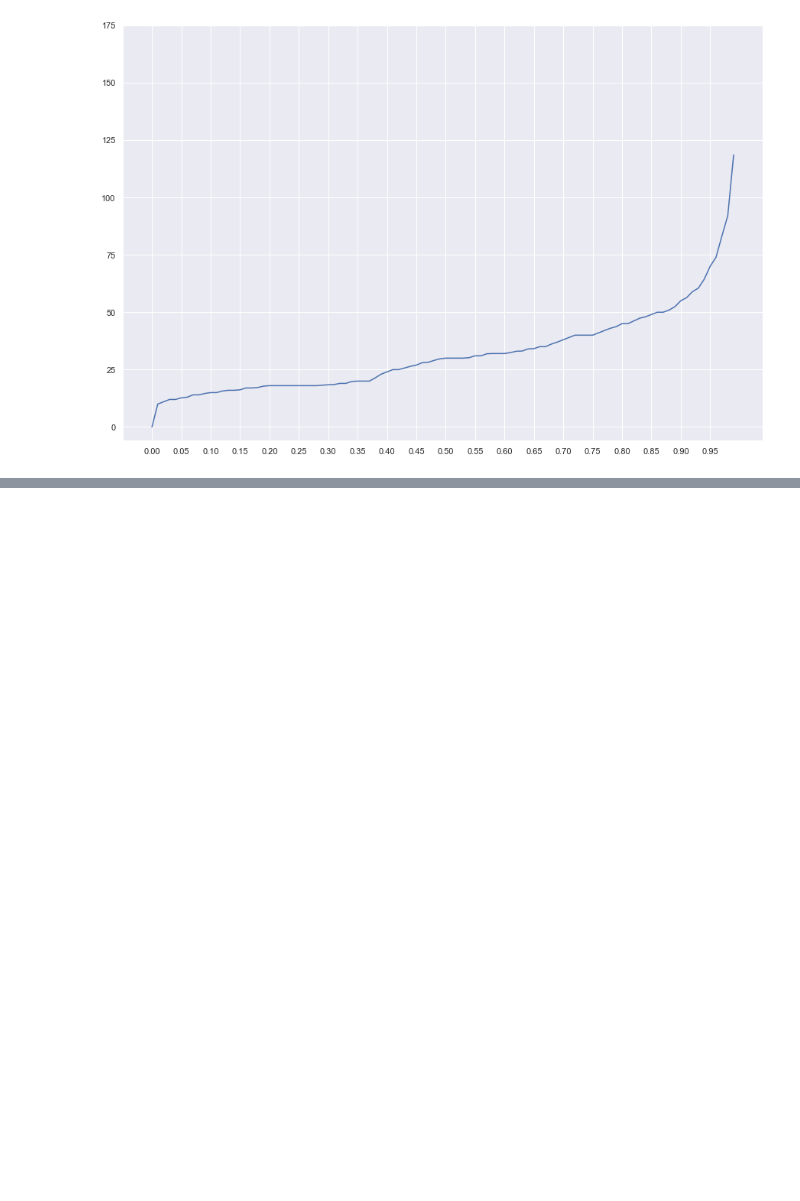
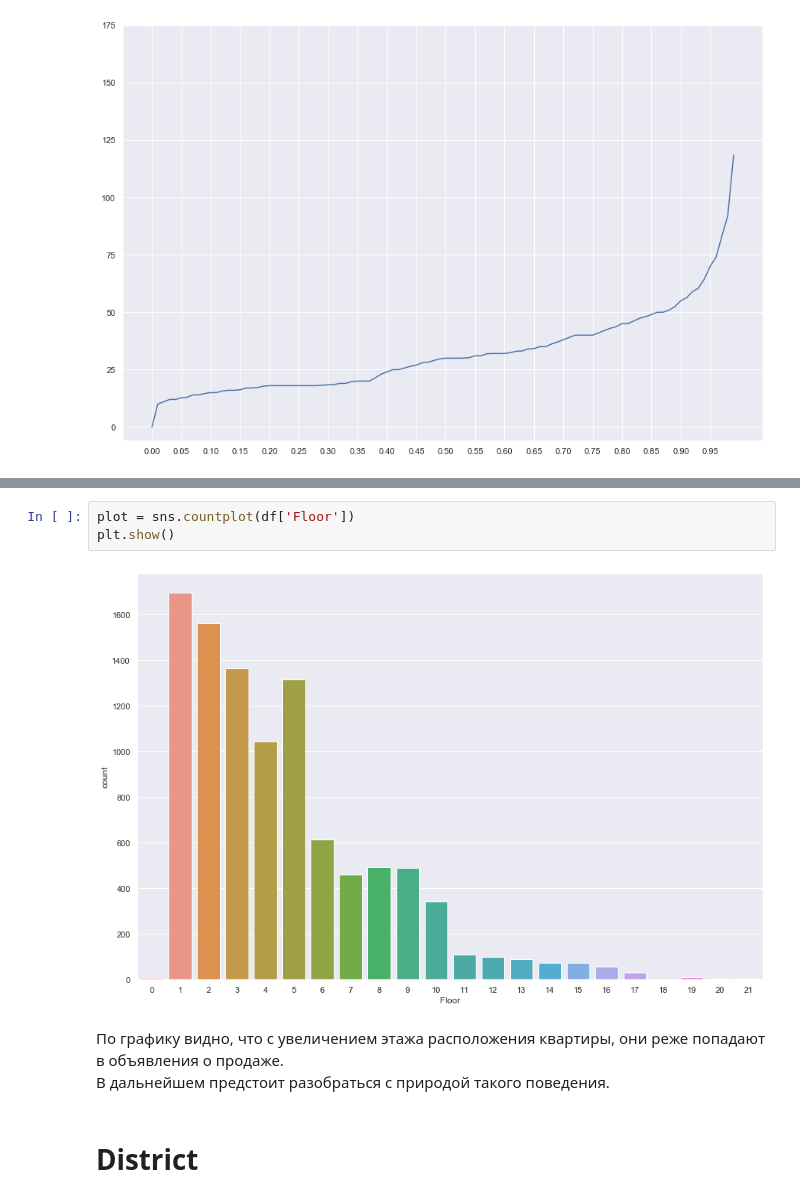
Before and after one commit to balov-oa/Exploratory-Data-Analysis, a Jupyter notebook: Data Processing.ipynb, the cells around one changed output, grey strips where cells are left out. Drawn from its saved outputs; the diff is of its cells as text; blank space fills up the shorter version.

```diff
--- a/Data Processing.ipynb
+++ b/Data Processing.ipynb
@@ -299,0 +370,11 @@ plot.set_yticks(np.arange(0, 200, 25));
+# %%
+plot = sns.countplot(df['Floor'])
+plt.show()
+# %% [output]
+[figure, added]
+# %% [markdown]
+По графику видно, что с увеличением этажа расположения квартиры, они реже попадают в объявления о продаже.
+<br>
+В дальнейшем предстоит разобраться с природой такого поведения.
+# %% [markdown]
+# District
```
Also changed, not shown: parts of 43 cells of this notebook.
